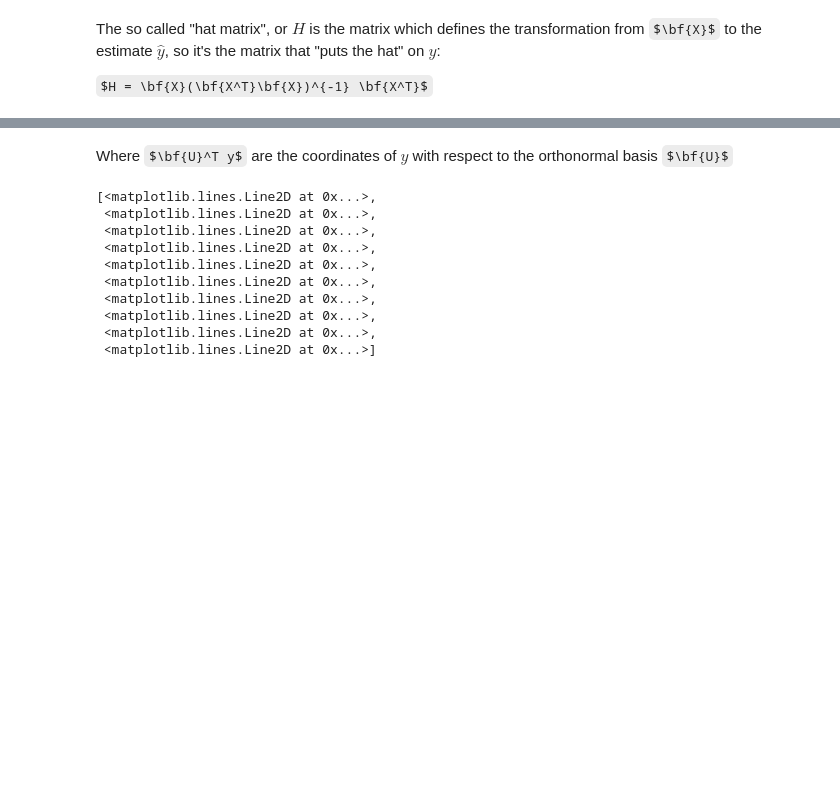
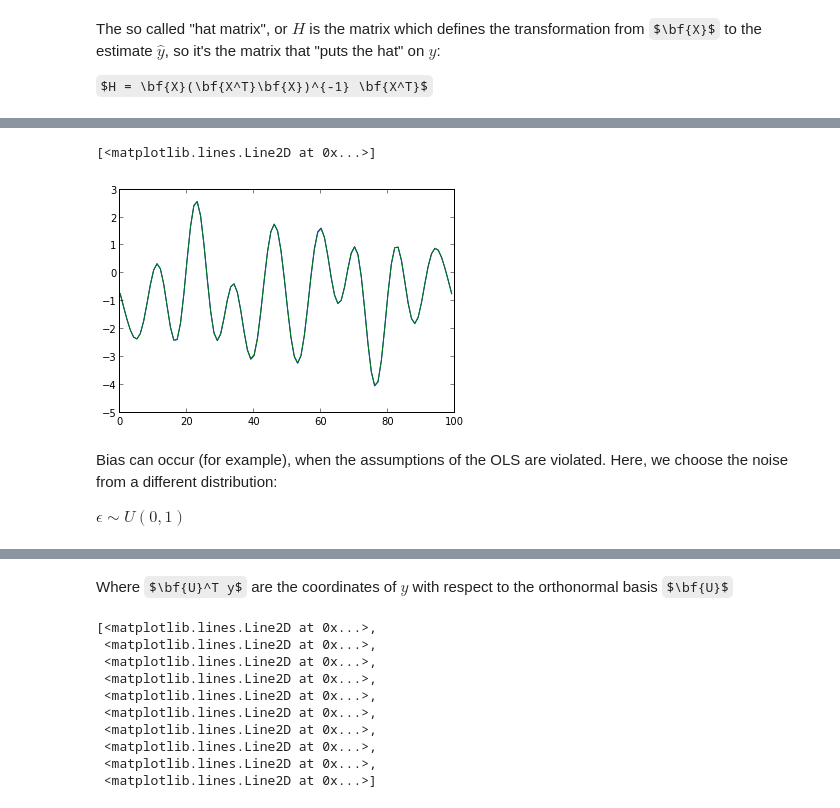
Before and after one commit to jbpoline/bayfmri, a Jupyter notebook: notebooks/005-Simple-Linear-Regression.ipynb, the cells around one changed output, grey strips where cells are left out. Saved outputs shown, nothing was run; the diff lists cells and outputs as text; code cells hidden in the pictures; some formulas as TeX source; blank space fills up the shorter version.

```diff
--- a/notebooks/005-Simple-Linear-Regression.ipynb
+++ b/notebooks/005-Simple-Linear-Regression.ipynb
@@ -237,0 +243,16 @@ $\hat{\beta} \sim \mathcal{N}(\beta, (\bf{X}^T \bf{X})^{-1} \sigma^2)$
+# %%
+y_hat = []
+
+for ii in range(1000):
+    y = f + np.random.randn(*f.shape)
+    y_hat.append(np.dot(H, y))
+# %%
+plot(f)
+plot(np.mean(y_hat,0))
+# %% [output]
+[<matplotlib.lines.Line2D at 0x...>]
+[figure, added]
+# %% [markdown]
+Bias can occur (for example), when the assumptions of the OLS are violated. Here, we choose the noise from a different distribution:
+
+$\epsilon \sim U(0,1)$
```
Also changed, not shown: parts of 48 cells of this notebook.
